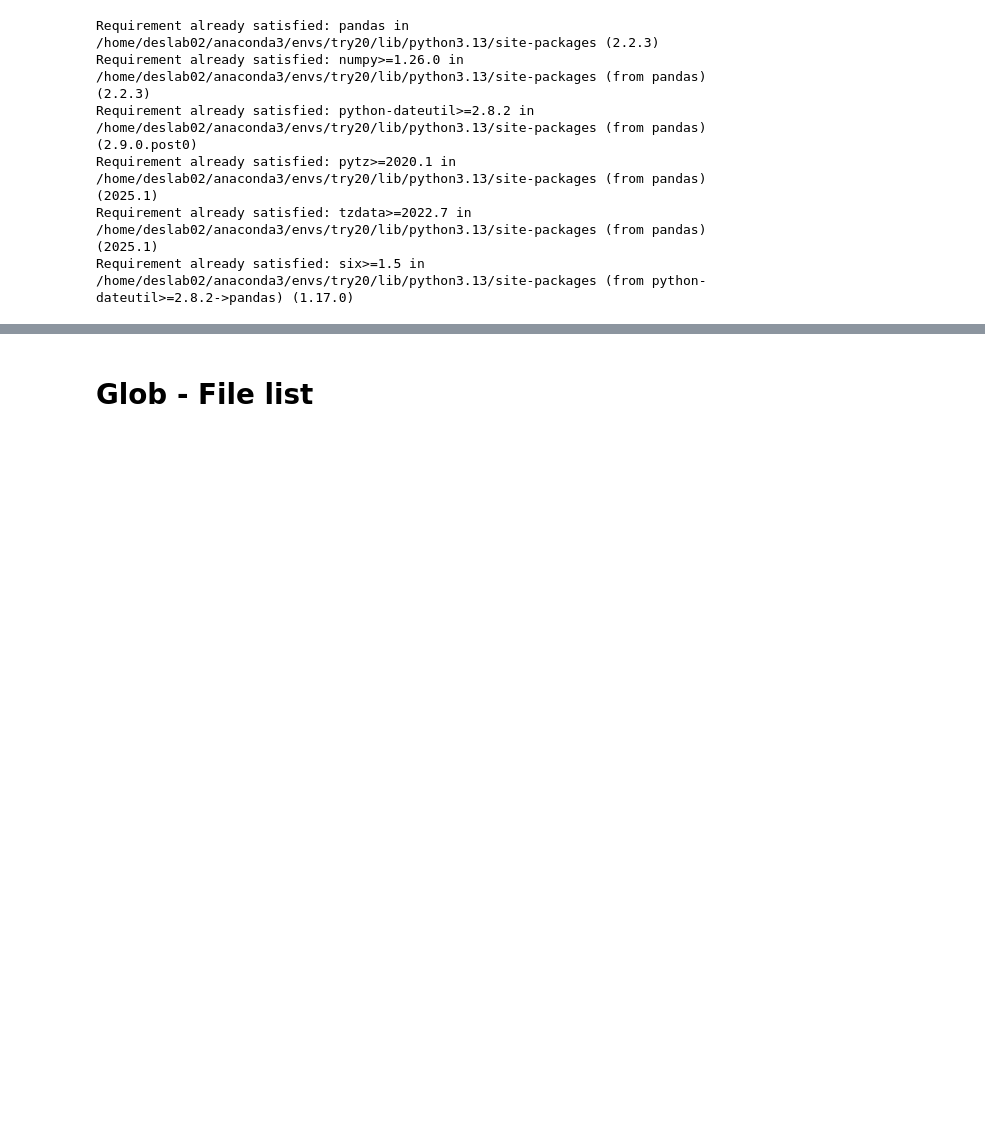
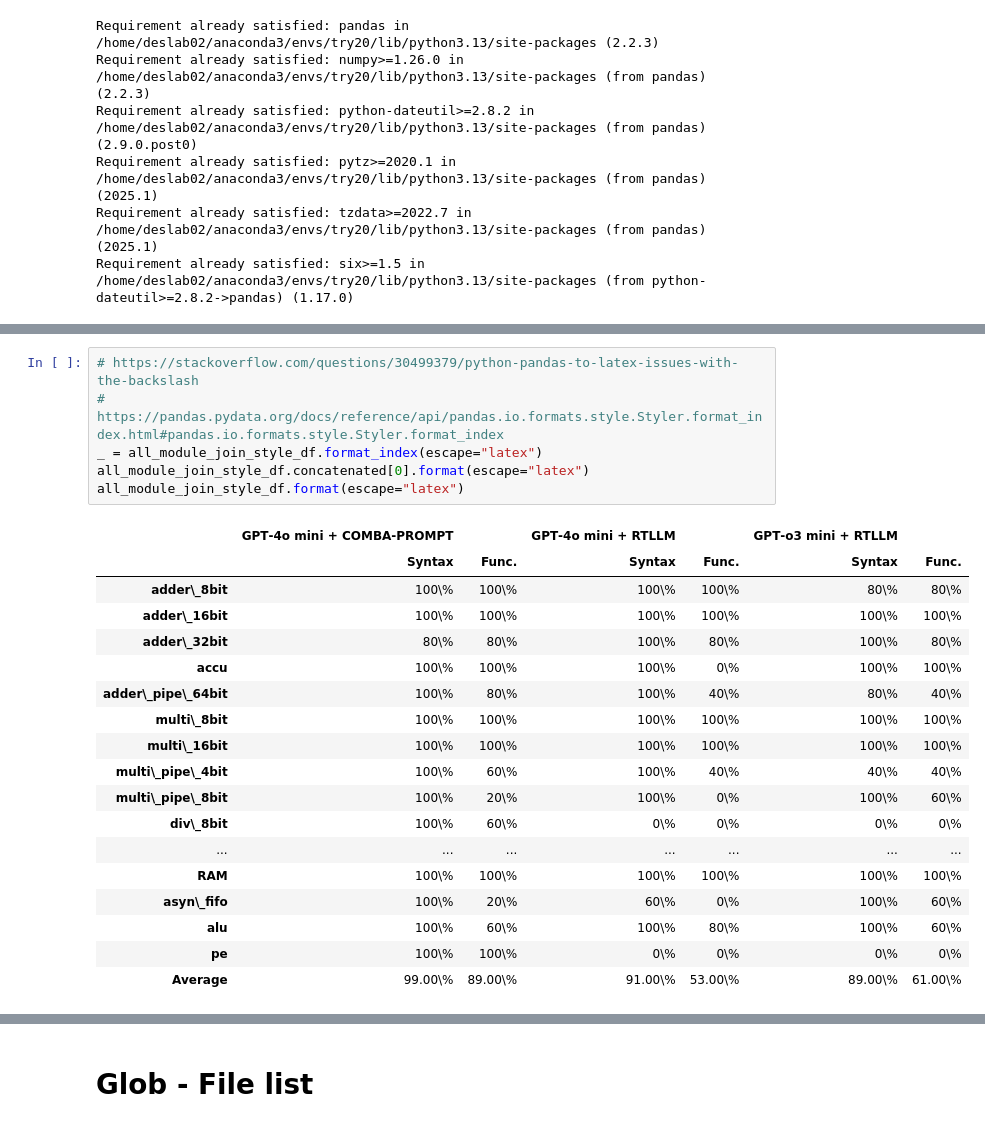
Before and after one commit to tkim-061203/COMBA-LLM, a Jupyter notebook: run.ipynb, the cells around one changed output, grey strips where cells are left out. Drawn from its saved outputs; the diff is of its cells as text; blank space fills up the shorter version.

```diff
--- a/run.ipynb
+++ b/run.ipynb
@@ -40,0 +229,25 @@ modules/adder_8bit/reports/report_gpt-4o-mini-2024-07-18.json
+# %%
+# https://stackoverflow.com/questions/30499379/python-pandas-to-latex-issues-with-the-backslash
+# https://pandas.pydata.org/docs/reference/api/pandas.io.formats.style.Styler.format_index.html#pandas.io.formats.style.Styler.format_index
+_ = all_module_join_style_df.format_index(escape="latex")
+all_module_join_style_df.concatenated[0].format(escape="latex")
+all_module_join_style_df.format(escape="latex")
+# %% [output]
+|  | GPT‑4o mini + COMBA-PROMPT |  | GPT‑4o mini + RTLLM |  | GPT‑o3 mini + RTLLM |  |
+|  | Syntax | Func. | Syntax | Func. | Syntax | Func. |
+| adder\_8bit | 100\% | 100\% | 100\% | 100\% | 80\% | 80\% |
+| adder\_16bit | 100\% | 100\% | 100\% | 100\% | 100\% | 100\% |
+| adder\_32bit | 80\% | 80\% | 100\% | 80\% | 100\% | 80\% |
+| accu | 100\% | 100\% | 100\% | 0\% | 100\% | 100\% |
+| adder\_pipe\_64bit | 100\% | 80\% | 100\% | 40\% | 80\% | 40\% |
+| multi\_8bit | 100\% | 100\% | 100\% | 100\% | 100\% | 100\% |
+| multi\_16bit | 100\% | 100\% | 100\% | 100\% | 100\% | 100\% |
+| multi\_pipe\_4bit | 100\% | 60\% | 100\% | 40\% | 40\% | 40\% |
+| multi\_pipe\_8bit | 100\% | 20\% | 100\% | 0\% | 100\% | 60\% |
+| div\_8bit | 100\% | 60\% | 0\% | 0\% | 0\% | 0\% |
+| ... | ... | ... | ... | ... | ... | ... |
+| RAM | 100\% | 100\% | 100\% | 100\% | 100\% | 100\% |
+| asyn\_fifo | 100\% | 20\% | 60\% | 0\% | 100\% | 60\% |
+| alu | 100\% | 60\% | 100\% | 80\% | 100\% | 60\% |
+| pe | 100\% | 100\% | 0\% | 0\% | 0\% | 0\% |
+| Average | 99.00\% | 89.00\% | 91.00\% | 53.00\% | 89.00\% | 61.00\% |
```
Also changed, not shown: parts of 29 cells of this notebook, 14 other files.
